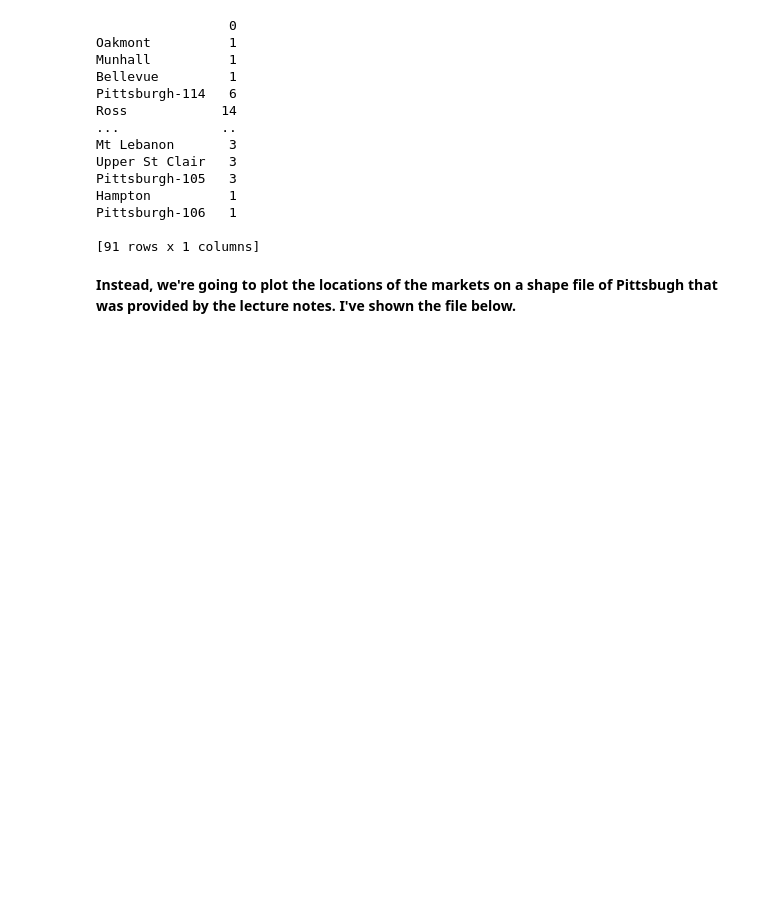
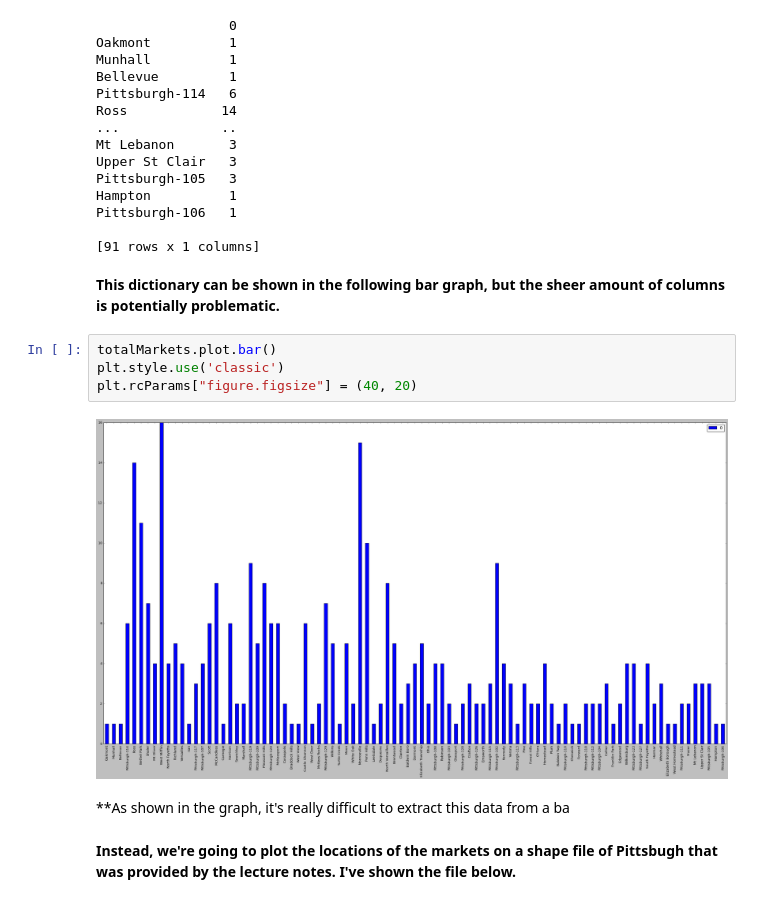
Before and after one commit to CaseyDinan/Big-Ideas-Final-Project, a Jupyter notebook: SupermarketsAnalysis.ipynb, the cells around one changed output. Saved outputs shown, nothing was run; the diff lists cells and outputs as text; blank space fills up the shorter version.

Commit message:
Added an additional graph

```diff
--- a/SupermarketsAnalysis.ipynb
+++ b/SupermarketsAnalysis.ipynb
@@ -61,6 +61,16 @@ Hampton          1
 Pittsburgh-106   1
 
 [91 rows x 1 columns]
+# %% [markdown]
+**This dictionary can be shown in the following bar graph, but the sheer amount of columns is potentially problematic.**
+# %%
+totalMarkets.plot.bar()
+plt.style.use('classic')
+plt.rcParams["figure.figsize"] = (40, 20)
+# %% [output]
+[figure, added]
+# %% [markdown]
+**As shown in the graph, it's really difficult to extract this data from a ba
 # %% [markdown]
 **Instead, we're going to plot the locations of the markets on a shape file of Pittsbugh that was provided by the lecture notes. I've shown the file below.**
 # %%
```
